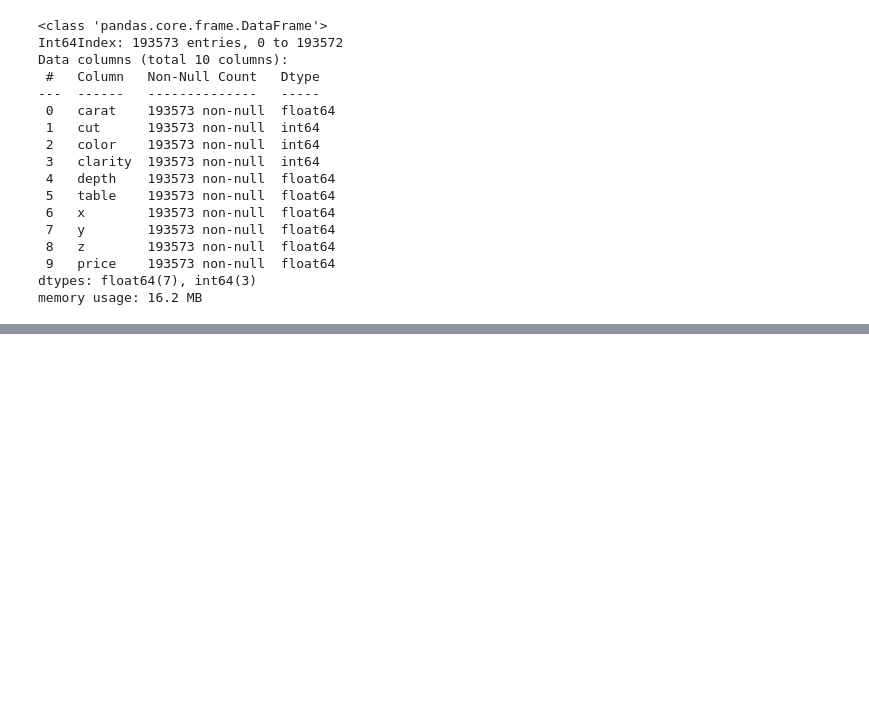
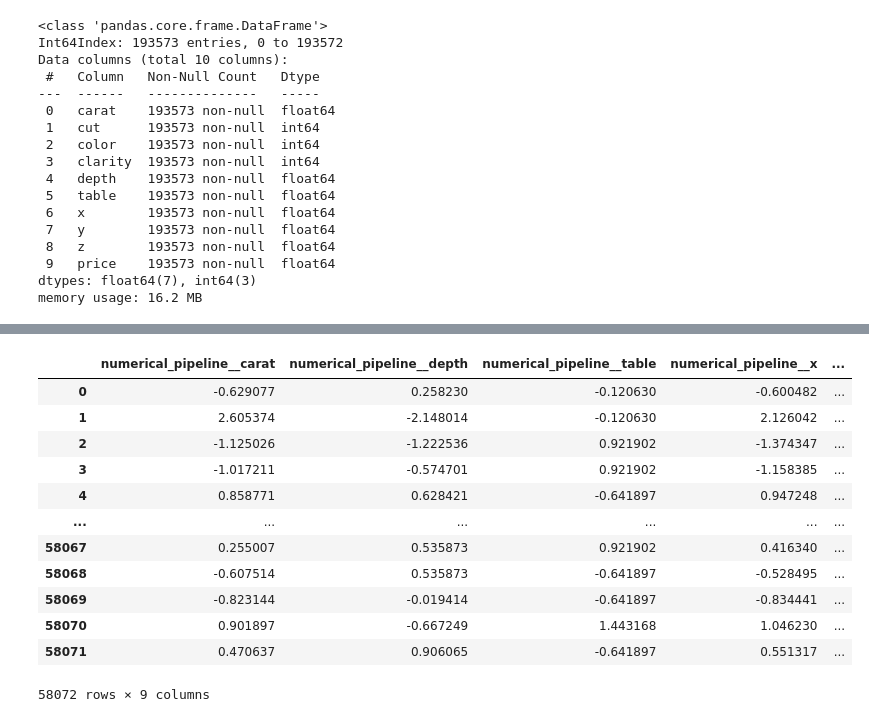
Before and after one commit to IshaanKainth/Gemstone-ML, a Jupyter notebook: notebooks/experiment.ipynb, the cells around one changed output, grey strips where cells are left out. Drawn from its saved outputs; the diff is of its cells as text; code cells hidden in the pictures; blank space fills up the shorter version.

```diff
--- a/notebooks/experiment.ipynb
+++ b/notebooks/experiment.ipynb
@@ -202,0 +344,18 @@ memory usage: 16.2 MB
+# %%
+X_test=pd.DataFrame(preprocessor.transform(X_test),columns=preprocessor.get_feature_names_out())
+# %%
+X_test
+# %% [output]
+|  | numerical_pipeline__carat | numerical_pipeline__depth | numerical_pipeline__table | numerical_pipeline__x | ... |
+| 0 | -0.629077 | 0.258230 | -0.120630 | -0.600482 | ... |
+| 1 | 2.605374 | -2.148014 | -0.120630 | 2.126042 | ... |
+| 2 | -1.125026 | -1.222536 | 0.921902 | -1.374347 | ... |
+| 3 | -1.017211 | -0.574701 | 0.921902 | -1.158385 | ... |
+| 4 | 0.858771 | 0.628421 | -0.641897 | 0.947248 | ... |
+| ... | ... | ... | ... | ... | ... |
+| 58067 | 0.255007 | 0.535873 | 0.921902 | 0.416340 | ... |
+| 58068 | -0.607514 | 0.535873 | -0.641897 | -0.528495 | ... |
+| 58069 | -0.823144 | -0.019414 | -0.641897 | -0.834441 | ... |
+| 58070 | 0.901897 | -0.667249 | 1.443168 | 1.046230 | ... |
+| 58071 | 0.470637 | 0.906065 | -0.641897 | 0.551317 | ... |
+58072 rows × 9 columns
```
Also changed, not shown: parts of 17 cells of this notebook.
